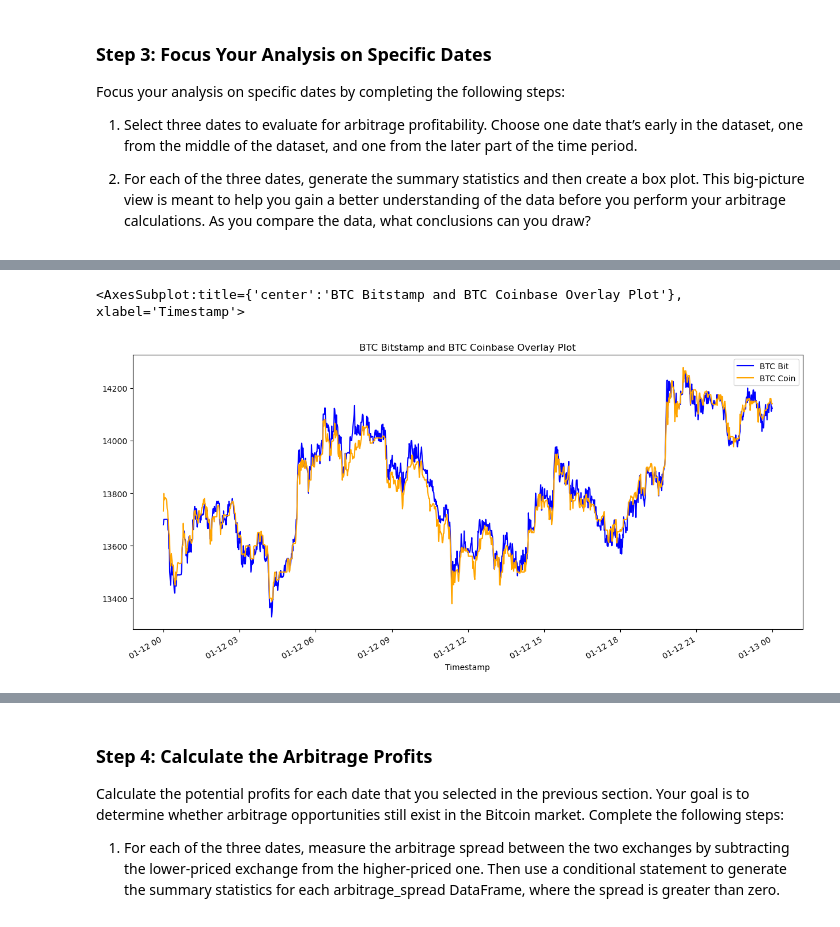
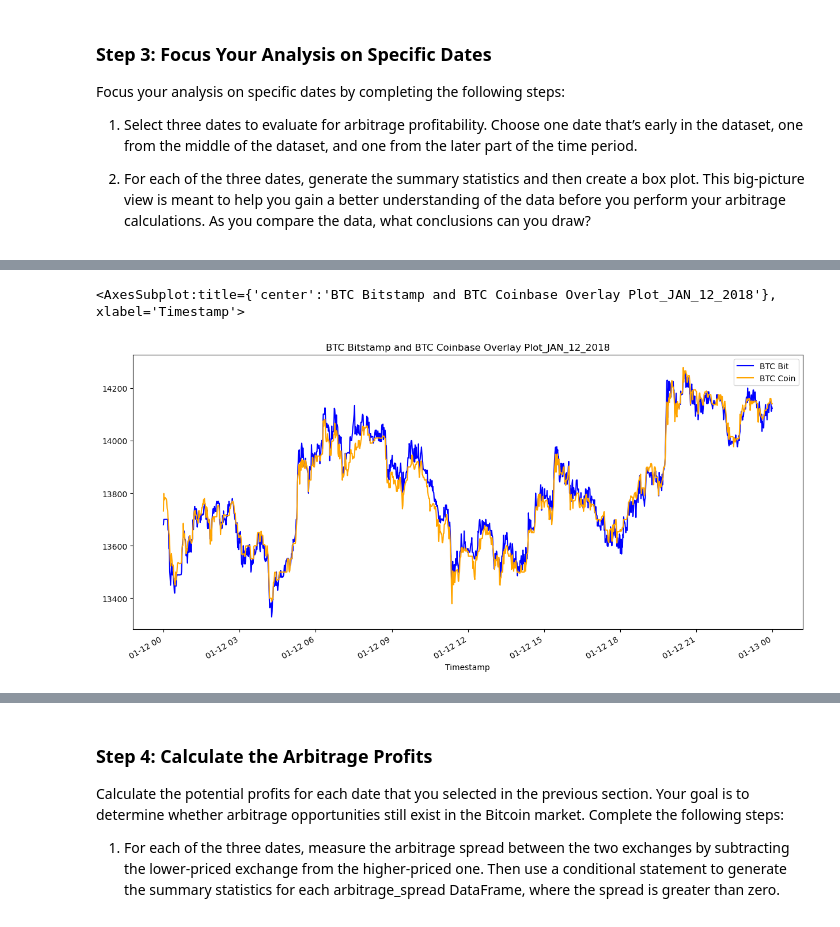
Before and after one commit to nielsdehaan1977/Fintech_Module3, a Jupyter notebook: crypto_arbitrage.ipynb, the cells around one changed output, grey strips where cells are left out. Drawn from its saved outputs; the diff is of its cells as text; code cells hidden in the pictures.

```diff
--- a/crypto_arbitrage.ipynb
+++ b/crypto_arbitrage.ipynb
@@ -351,8 +327,8 @@ Name: Close, dtype: float64
 # %%
 # Create an overlay plot that visualizes the two dataframes over a period of one day early in the dataset.
 # Be sure that the plots include the parameters `legend`, `figsize`, `title`, `color` and `label`
-bitstamp['Close'].loc["2018-01-12"].plot(legend=True, figsize=(15, 7), title="BTC Bitstamp and BTC Coinbase Overlay Plot", color="blue", label="BTC Bit")
+bitstamp['Close'].loc["2018-01-12"].plot(legend=True, figsize=(15, 7), title="BTC Bitstamp and BTC Coinbase Overlay Plot_JAN_12_2018", color="blue", label="BTC Bit")
 coinbase['Close'].loc["2018-01-12"].plot(legend=True, figsize=(15, 7), color="orange", label="BTC Coin")
 # %% [output]
-<AxesSubplot:title={'center':'BTC Bitstamp and BTC Coinbase Overlay Plot'}, xlabel='Timestamp'>
+<AxesSubplot:title={'center':'BTC Bitstamp and BTC Coinbase Overlay Plot_JAN_12_2018'}, xlabel='Timestamp'>
-[figure, old version]
+[figure, new version]
```
Also changed, not shown: parts of 23 cells of this notebook.
